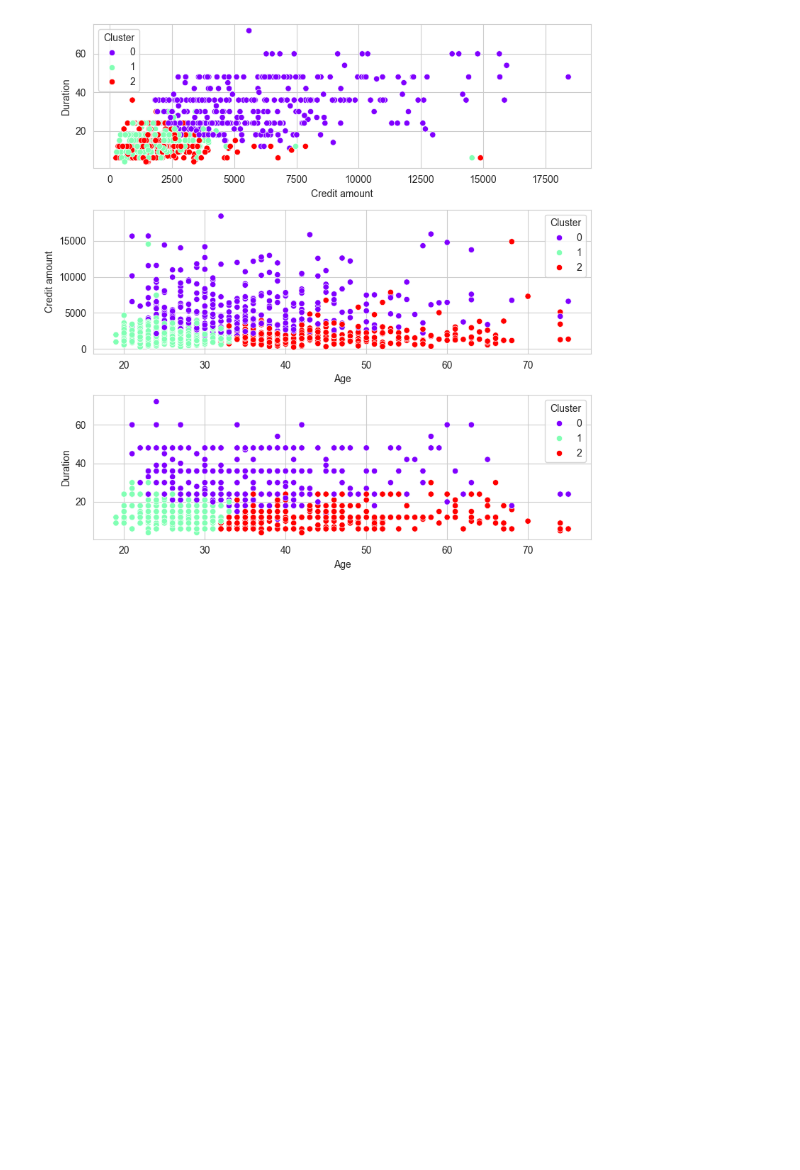
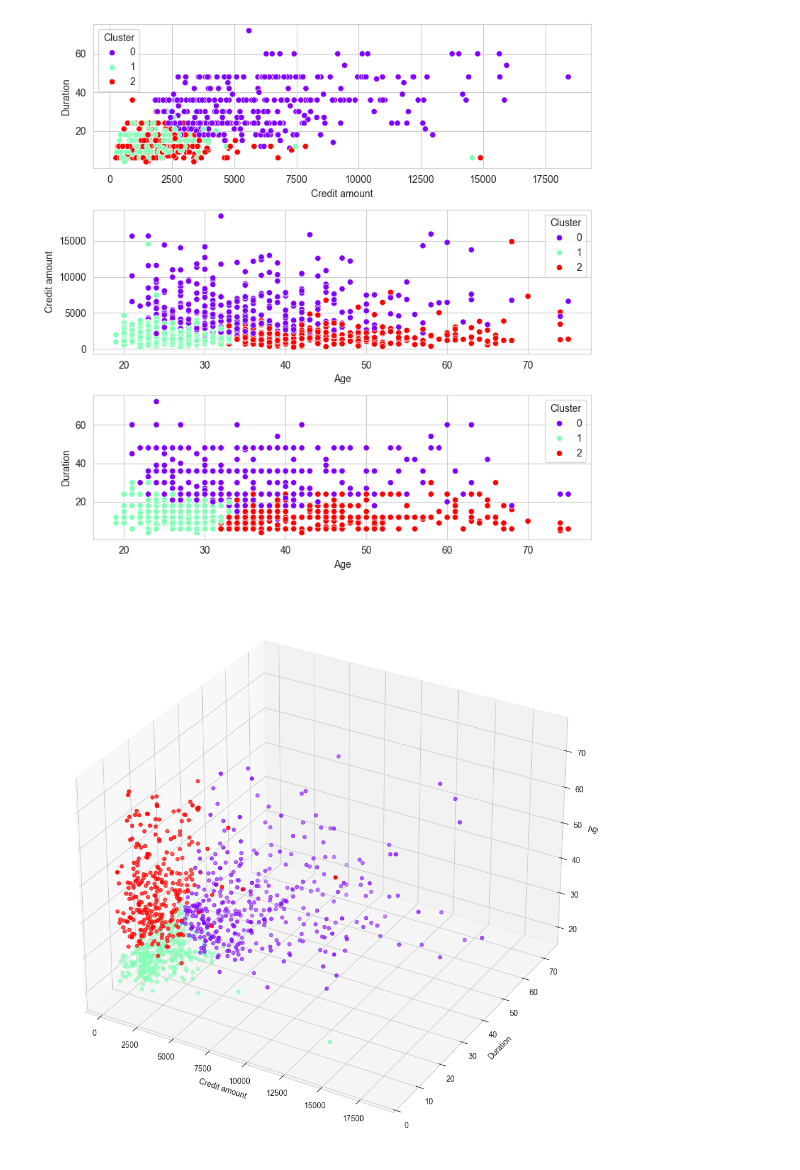
Before and after one commit to prasannaneupane/AI_Lab, a Jupyter notebook: clustering.ipynb, the cells around one changed output. Cells and saved outputs as stored; diff of their text form; code cells hidden in the pictures; blank space fills up the shorter version.

```diff
--- a/clustering.ipynb
+++ b/clustering.ipynb
@@ -252,3 +252,7 @@ clustered_data = cluster_data.assign(Cluster=labels)
 scatter_plot(clustered_data, 'Cluster')
 # %% [output]
 [figure]
+# %%
+_3d_data_plot(clustered_data,labels=final_kmeans.labels_)
+# %% [output]
+[figure, added]
```
